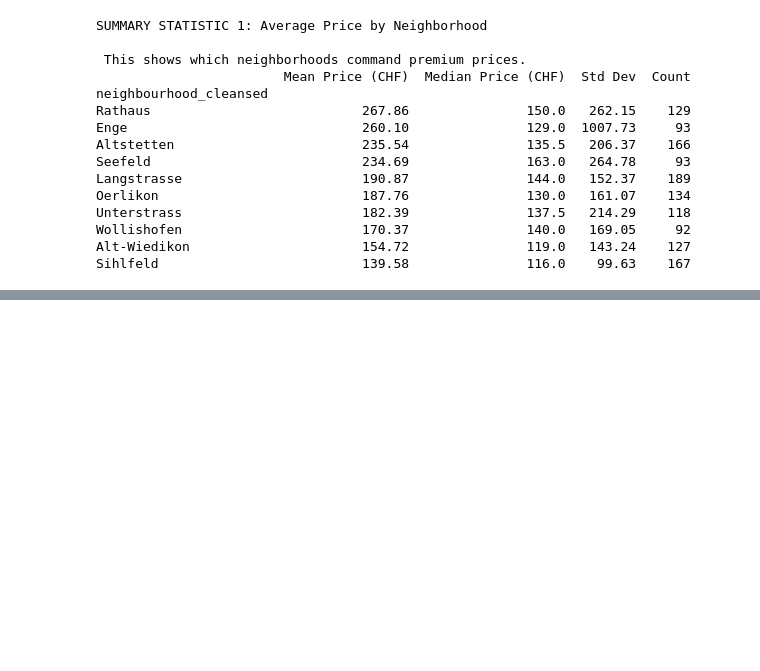
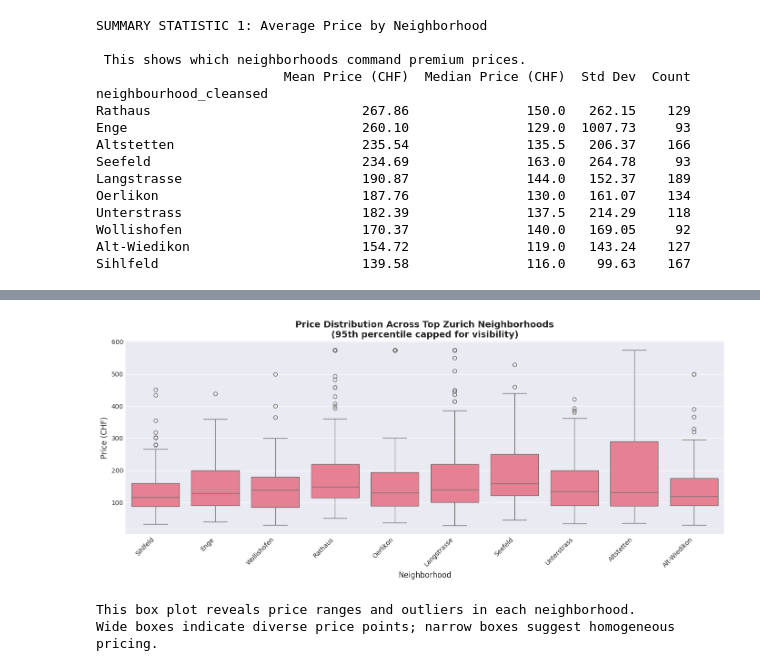
Before and after one commit to samarthya/METAD699-Project, a Jupyter notebook: zurich_airbnb.ipynb, the cells around one changed output, grey strips where cells are left out. Cells and saved outputs as stored; diff of their text form; code cells hidden in the pictures; blank space fills up the shorter version.

Commit message:
Added visualizations

```diff
--- a/zurich_airbnb.ipynb
+++ b/zurich_airbnb.ipynb
@@ -261,0 +361,24 @@ Sihlfeld                          139.58               116.0    99.63    167
+# %%
+# Summary Statistic 5: Host Response Metrics by Neighborhood
+print("SUMMARY STATISTIC 5: Host Professionalism by Neighborhood")
+
+
+# Clean host_response_rate (convert percentage string to float)
+def clean_percentage(val):
+    if pd.isna(val):
+        return np.nan
+    return float(str(val).replace('%', ''))
+
+df_top_neighborhoods['host_response_rate_clean'] = df_top_neighborhoods['host_response_rate'].apply(clean_percentage)
+
+host_metrics = df_top_neighborhoods.groupby('neighbourhood_cleansed').agg({
+    'host_response_rate_clean': 'mean',
+    'host_is_superhost': lambda x: (x == 't').sum() / len(x) * 100,
+    'instant_bookable': lambda x: (x == 't').sum() / len(x) * 100,
+    'host_total_listings_count': 'mean'
+}).round(2).sort_values('host_response_rate_clean', ascending=False)
+
+host_metrics.columns = ['Response Rate %', 'Superhost %', 'Instant Book %', 'Avg Listings per Host']
+print("\nHigh superhost % and response rates indicate professional hosting culture.")
+print(host_metrics)
+print("Multiple listings per host may indicate commercial operations vs. individual hosts.")
@@ -261,0 +403,23 @@ Sihlfeld                          139.58               116.0    99.63    167
+# %%
+# Visualization 1: Box Plot - Price Distribution Across Top Neighborhoods
+plt.figure(figsize=(14, 6))
+# Filter extreme outliers for better visualization
+price_data = df_top_neighborhoods[df_top_neighborhoods['price'] <= df_top_neighborhoods['price'].quantile(0.95)]
+
+sns.boxplot(data=price_data, x='neighbourhood_cleansed', y='price')
+plt.xticks(rotation=45, ha='right')
+plt.title('Price Distribution Across Top Zurich Neighborhoods\n(95th percentile capped for visibility)',
+          fontsize=14, fontweight='bold')
+plt.xlabel('Neighborhood', fontsize=12)
+plt.ylabel('Price (CHF)', fontsize=12)
+plt.tight_layout()
+plt.savefig('output/price_distribution_neighborhoods.png', dpi=300, bbox_inches='tight')
+
+plt.show()
+
+print("This box plot reveals price ranges and outliers in each neighborhood.")
+print("Wide boxes indicate diverse price points; narrow boxes suggest homogeneous pricing.")
+# %% [output]
+[figure, added]
+This box plot reveals price ranges and outliers in each neighborhood.
+Wide boxes indicate diverse price points; narrow boxes suggest homogeneous pricing.
```
Also changed, not shown: parts of 5 cells of this notebook.
